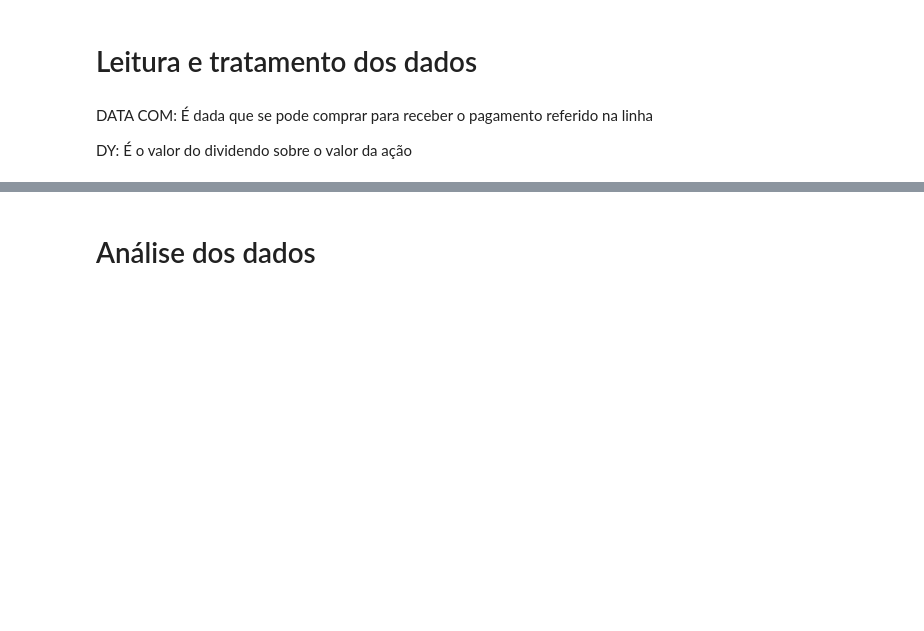
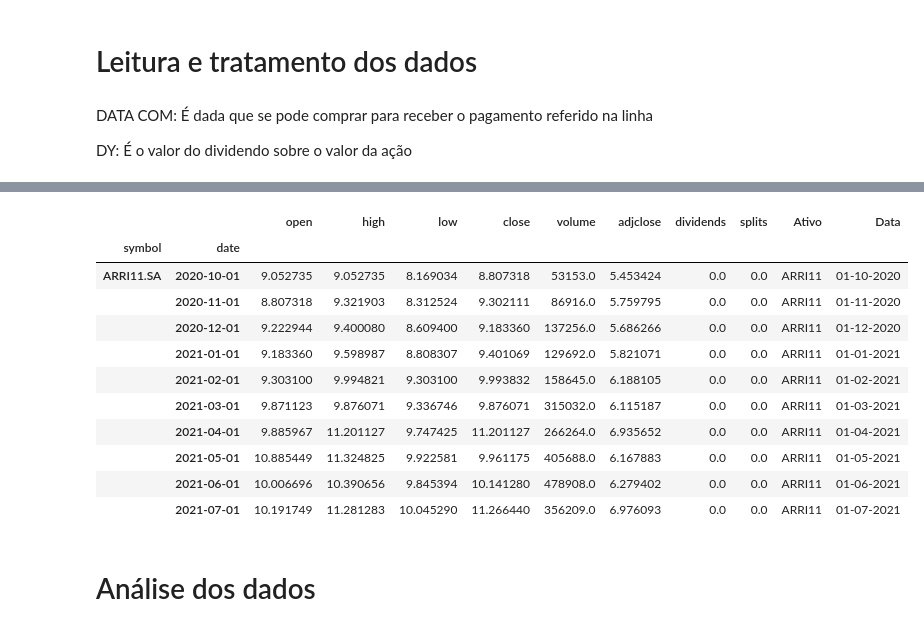
Before and after one commit to LuisHenrique7/Analise-Financeira, a Jupyter notebook: Análise de Rendimentos FIIs.ipynb, the cells around one changed output, grey strips where cells are left out. Drawn from its saved outputs; the diff is of its cells as text; code cells hidden in the pictures; blank space fills up the shorter version.

```diff
--- a/Análise de Rendimentos FIIs.ipynb
+++ b/Análise de Rendimentos FIIs.ipynb
@@ -80,0 +99,25 @@ memory usage: 262.0+ KB
+# %%
+df_historico_ativos['Ativo'] = df_historico_ativos.index.get_level_values(0)
+df_historico_ativos['Data'] = df_historico_ativos.index.get_level_values(1)
+# %%
+for idx, line in df_historico_ativos.iterrows():
+    df_historico_ativos.loc[idx,'Ativo'] = df_historico_ativos.loc[idx,'Ativo'].split('.')[0]
+# %%
+df_historico_ativos['Data'] = pd.to_datetime(df_historico_ativos['Data'], format='%Y-%m-%d')
+# %%
+df_historico_ativos['Data'] = df_historico_ativos['Data'].apply(lambda x: x.strftime('%d-%m-%Y'))
+# %%
+df_historico_ativos.head(10)
+# %% [output]
+|  |  | open | high | low | close | volume | adjclose | dividends | splits | Ativo | Data |
+| symbol | date |  |  |  |  |  |  |  |  |  |  |
+| ARRI11.SA | 2020-10-01 | 9.052735 | 9.052735 | 8.169034 | 8.807318 | 53153.0 | 5.453424 | 0.0 | 0.0 | ARRI11 | 01-10-2020 |
+|  | 2020-11-01 | 8.807318 | 9.321903 | 8.312524 | 9.302111 | 86916.0 | 5.759795 | 0.0 | 0.0 | ARRI11 | 01-11-2020 |
+|  | 2020-12-01 | 9.222944 | 9.400080 | 8.609400 | 9.183360 | 137256.0 | 5.686266 | 0.0 | 0.0 | ARRI11 | 01-12-2020 |
+|  | 2021-01-01 | 9.183360 | 9.598987 | 8.808307 | 9.401069 | 129692.0 | 5.821071 | 0.0 | 0.0 | ARRI11 | 01-01-2021 |
+|  | 2021-02-01 | 9.303100 | 9.994821 | 9.303100 | 9.993832 | 158645.0 | 6.188105 | 0.0 | 0.0 | ARRI11 | 01-02-2021 |
+|  | 2021-03-01 | 9.871123 | 9.876071 | 9.336746 | 9.876071 | 315032.0 | 6.115187 | 0.0 | 0.0 | ARRI11 | 01-03-2021 |
+|  | 2021-04-01 | 9.885967 | 11.201127 | 9.747425 | 11.201127 | 266264.0 | 6.935652 | 0.0 | 0.0 | ARRI11 | 01-04-2021 |
+|  | 2021-05-01 | 10.885449 | 11.324825 | 9.922581 | 9.961175 | 405688.0 | 6.167883 | 0.0 | 0.0 | ARRI11 | 01-05-2021 |
+|  | 2021-06-01 | 10.006696 | 10.390656 | 9.845394 | 10.141280 | 478908.0 | 6.279402 | 0.0 | 0.0 | ARRI11 | 01-06-2021 |
+|  | 2021-07-01 | 10.191749 | 11.281283 | 10.045290 | 11.266440 | 356209.0 | 6.976093 | 0.0 | 0.0 | ARRI11 | 01-07-2021 |
```
Also changed, not shown: parts of 11 cells of this notebook, 11 other files.
